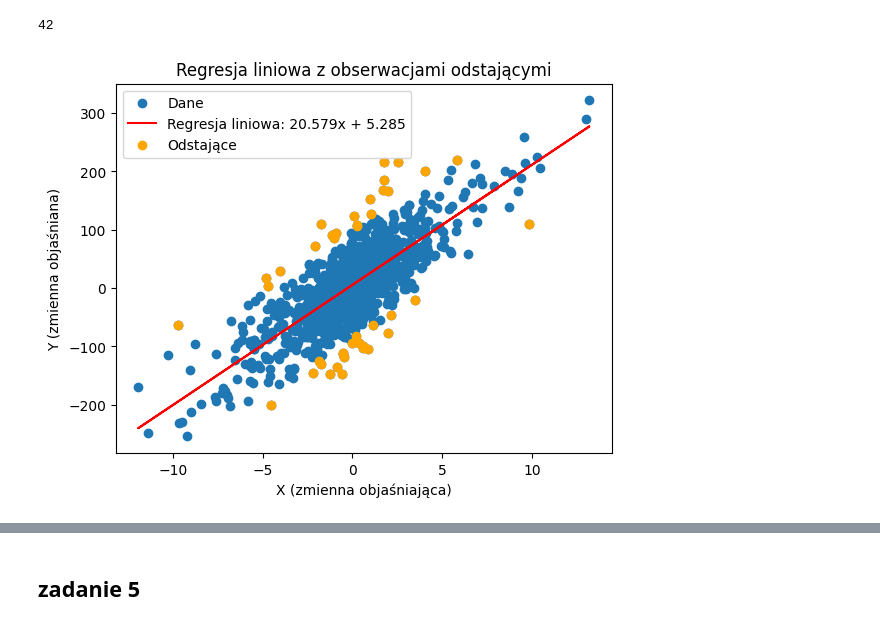
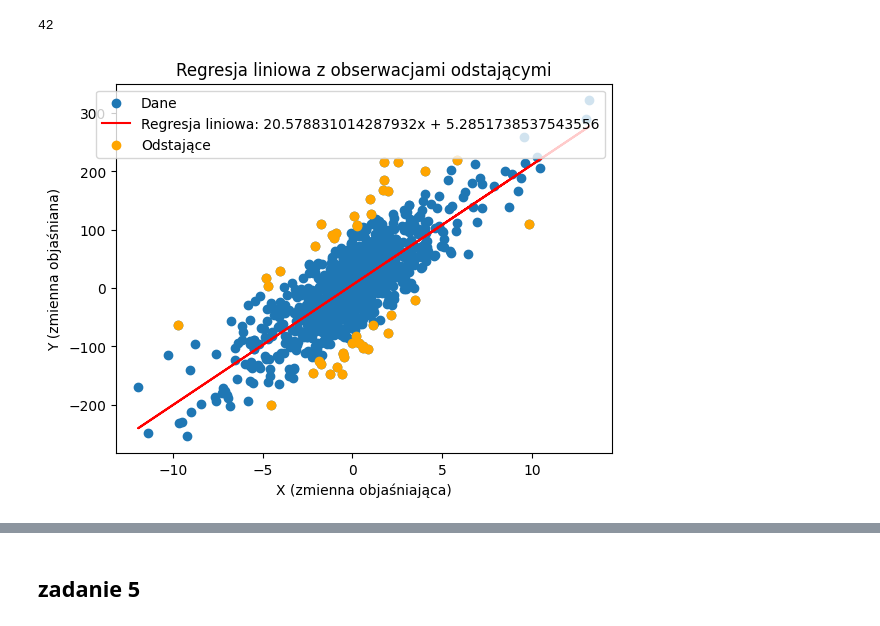
Before and after one commit to MariaNowacka/kaszcz, a Jupyter notebook: lista1_kaszcz.ipynb, the cells around one changed output, grey strips where cells are left out. Cells and saved outputs as stored; diff of their text form; code cells hidden in the pictures.

```diff
--- a/lista1_kaszcz.ipynb
+++ b/lista1_kaszcz.ipynb
@@ -223,7 +226,7 @@ b0, b1
 (5.2851738537543556, 20.578831014287932)
 # %%
 # Konwersja do tablic numpy
-X = np.array(X)
-Y = np.array(Y)
+X = np.array(x)
+Y = np.array(y)
 X, Y
 # %% [output]
@@ -255,15 +242,15 @@ np.sum(outliers)
 42
 # %%
 plt.scatter(X, Y, label='Dane')
-plt.plot(X, Y_pred, color='red', label=f'Regresja liniowa: {b1:.3f}x + {b0:.3f}')
+plt.plot(X, Y_pred, color='red', label=f'Regresja liniowa: {b1}x + {b0}')
 plt.scatter(X[outliers], Y[outliers], color='orange', label='Odstające', zorder=5)
 plt.legend()
 plt.title('Regresja liniowa z obserwacjami odstającymi')
 plt.xlabel('X (zmienna objaśniająca)')
 plt.ylabel('Y (zmienna objaśniana)')
 plt.show()
 # %% [output]
-[figure, old version]
+[figure, new version]
 # %%
 X_clean = X[~outliers]
 Y_clean = Y[~outliers]
```
Also changed, not shown: parts of 10 cells of this notebook, 1 other file.
